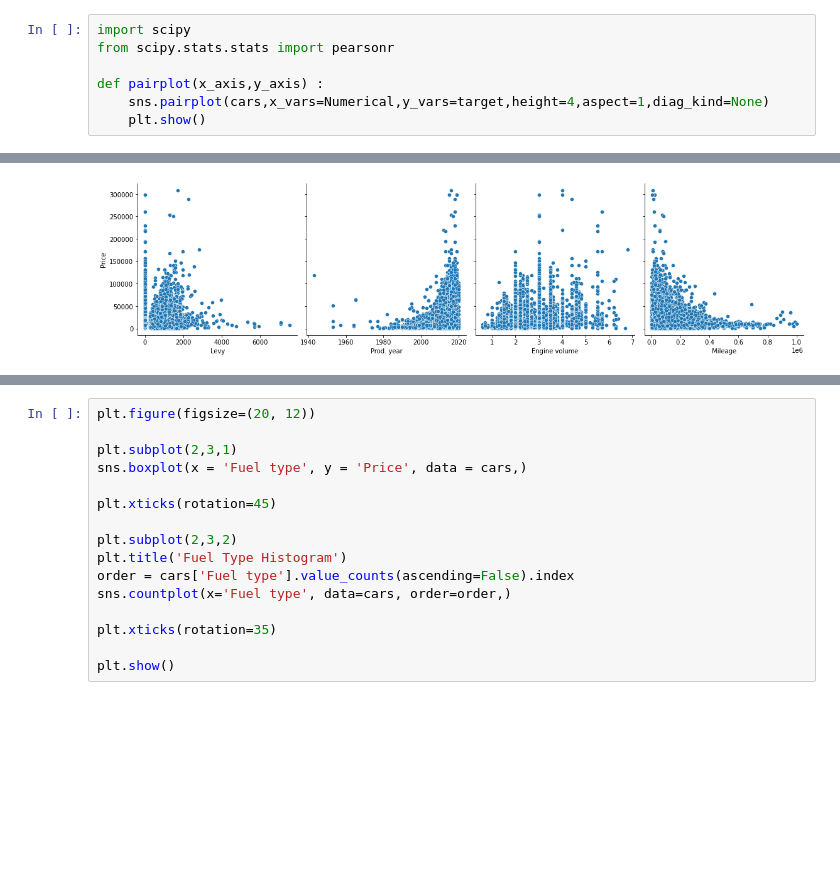
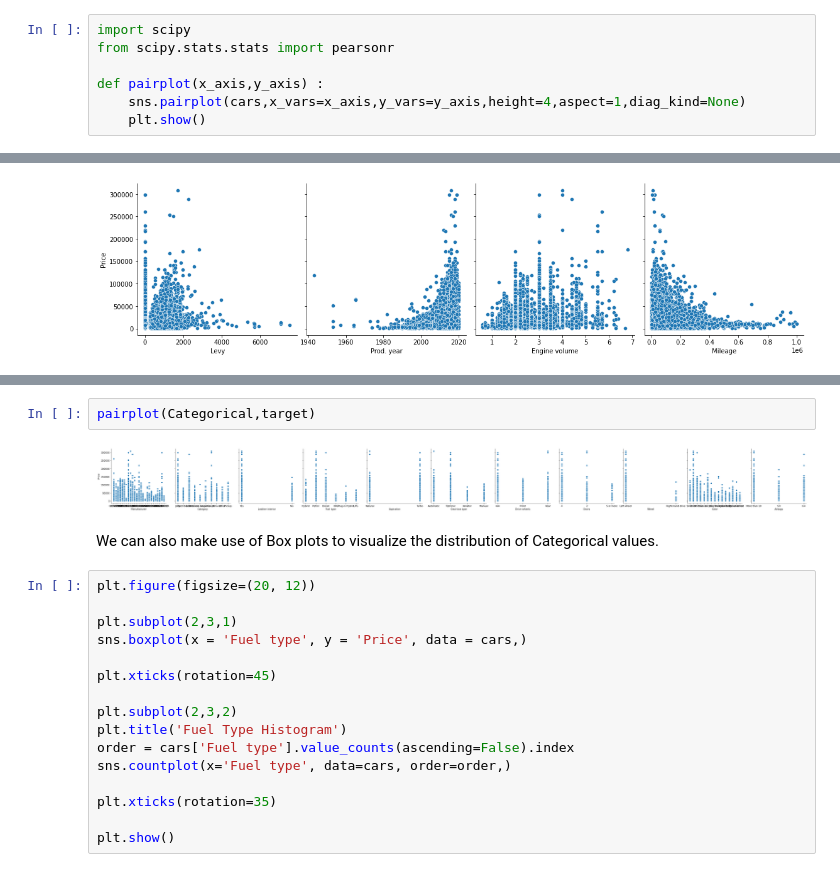
Before and after one commit to omunozsanchezdeloitte/Capstone---Group-3, a Jupyter notebook: Untitled.ipynb, the cells around one changed output, grey strips where cells are left out. Drawn from its saved outputs; the diff is of its cells as text; blank space fills up the shorter version.

```diff
--- a/Untitled.ipynb
+++ b/Untitled.ipynb
@@ -676,7 +716,7 @@ import scipy
 from scipy.stats.stats import pearsonr
 
 def pairplot(x_axis,y_axis) :
-    sns.pairplot(cars,x_vars=Numerical,y_vars=target,height=4,aspect=1,diag_kind=None)
+    sns.pairplot(cars,x_vars=x_axis,y_vars=y_axis,height=4,aspect=1,diag_kind=None)
     plt.show()
 # %%
 cars.columns
@@ -703,3 +740,9 @@ plt.show()
+# %%
+pairplot(Categorical,target)
+# %% [output]
+[figure, added]
+# %% [markdown]
+We can also make use of Box plots to visualize the distribution of Categorical values.
 # %%
 plt.figure(figsize=(20, 12))
 
```
Also changed, not shown: parts of 58 cells of this notebook.
